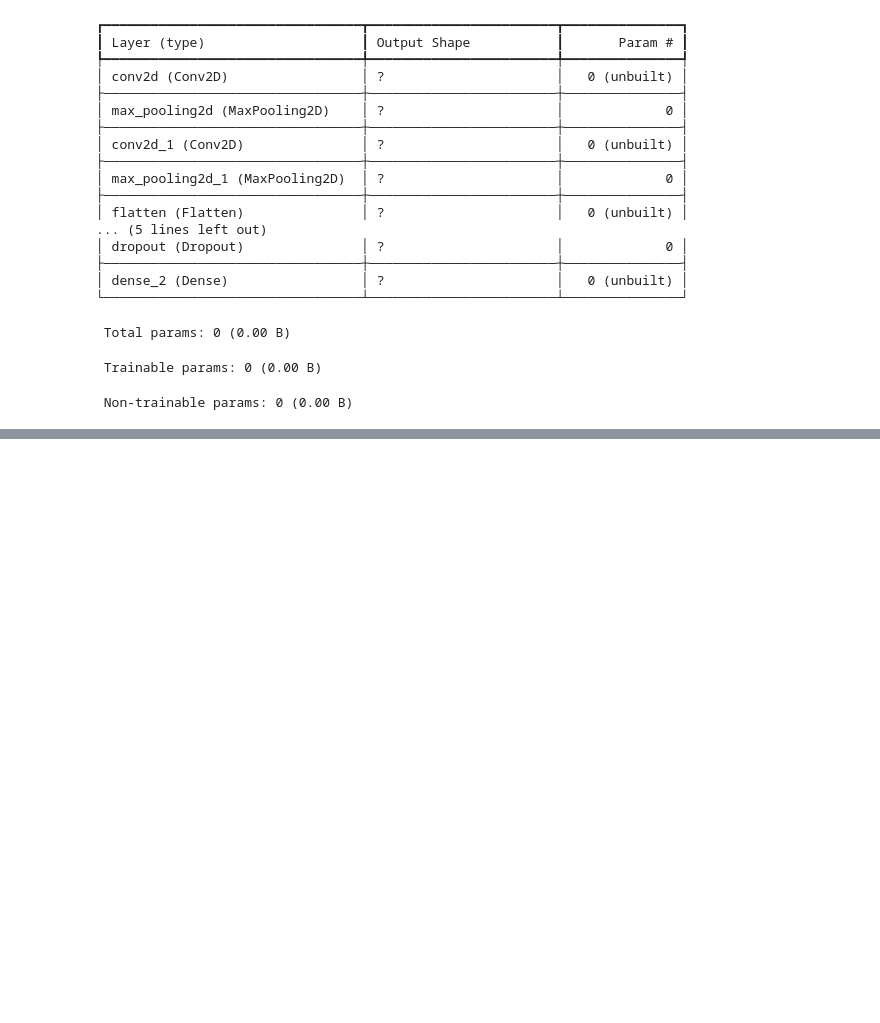
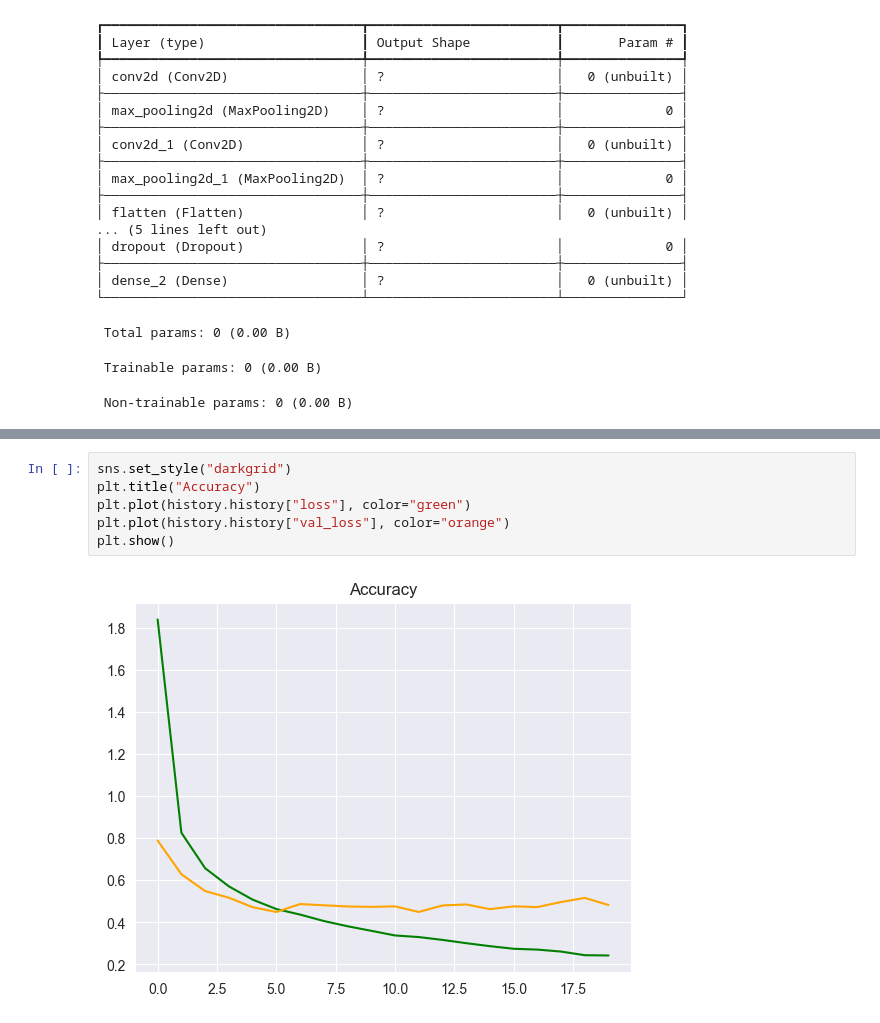
Before and after one commit to Ash2809/Speech-Recognition-System, a Jupyter notebook: exp/exp.ipynb, the cells around one changed output, grey strips where cells are left out. Drawn from its saved outputs; the diff is of its cells as text; blank space fills up the shorter version.

```diff
--- a/exp/exp.ipynb
+++ b/exp/exp.ipynb
@@ -165,0 +181,8 @@ Epoch 20/20
+# %%
+sns.set_style("darkgrid")
+plt.title("Accuracy")
+plt.plot(history.history["loss"], color="green")
+plt.plot(history.history["val_loss"], color="orange")
+plt.show()
+# %% [output]
+[figure, added]
```
Also changed, not shown: parts of 2 cells of this notebook.
